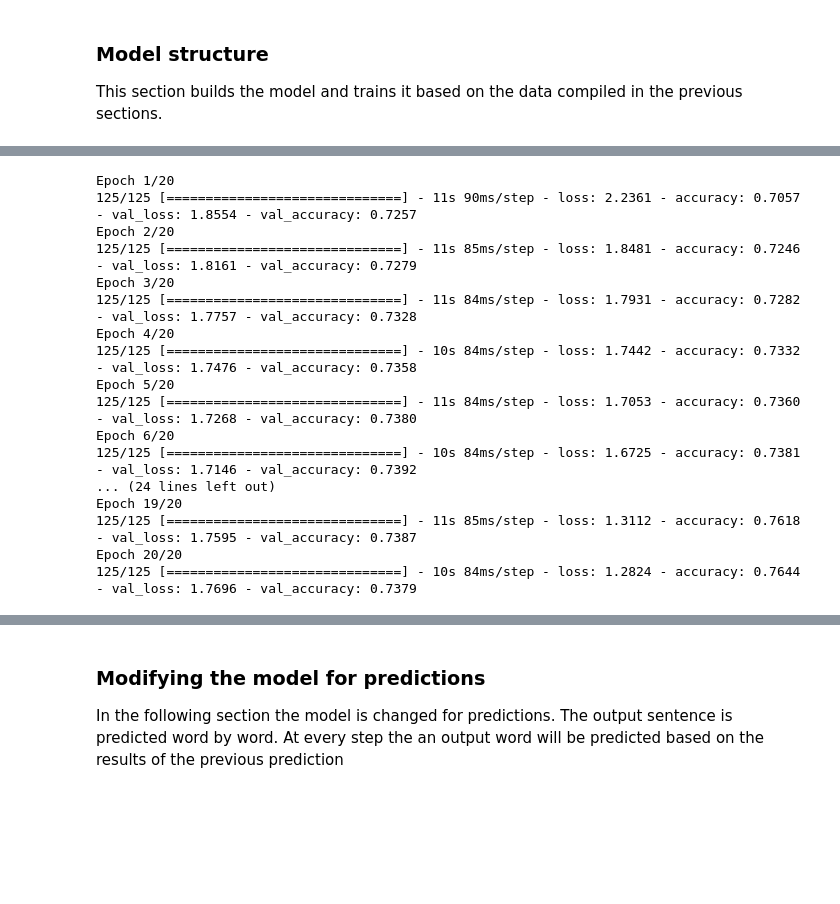
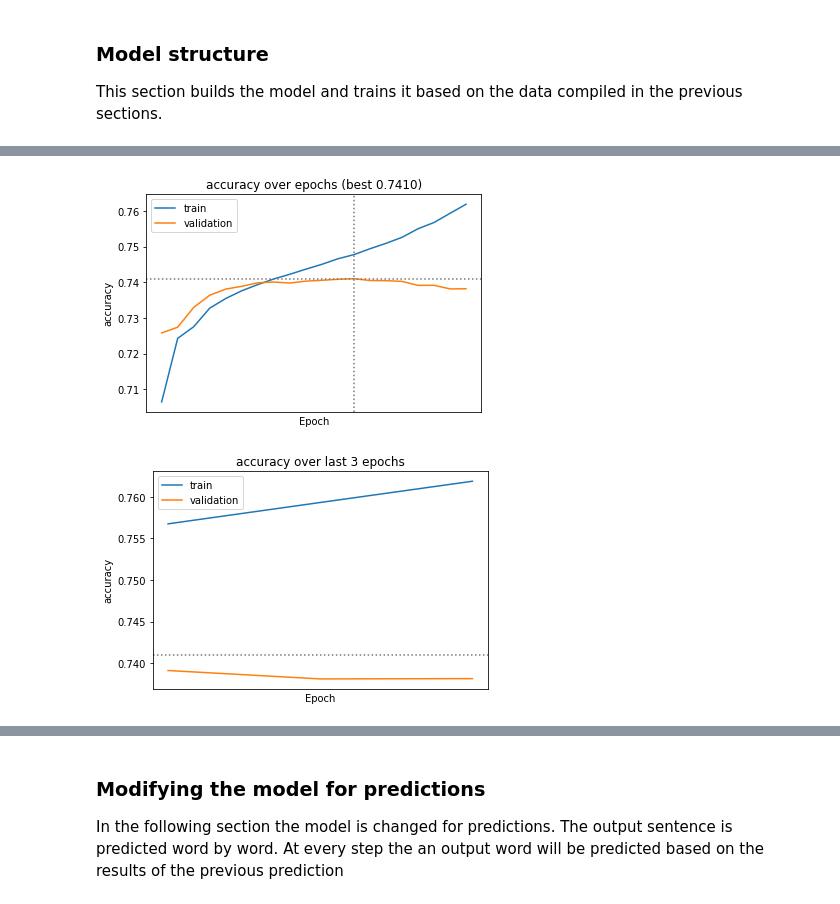
Before and after one commit to dKenez/VITMAV45_project, a Jupyter notebook: main.ipynb, the cells around one changed output, grey strips where cells are left out. Cells and saved outputs as stored; diff of their text form; code cells hidden in the pictures; blank space fills up the shorter version.

```diff
--- a/main.ipynb
+++ b/main.ipynb
@@ -691,0 +643,2 @@ print(decoder_output_sequences[0])
+# %%
+train_d, val_d = get_LSTM_data_generator(encoder_input_sequences, decoder_input_sequences, decoder_output_sequences, BATCH_SIZE, max_out_len, num_words)
@@ -729,27 +673,33 @@ Epoch 20/20
-# %%
-# The model is trained.
-r = model.fit(
-    [encoder_input_sequences, decoder_input_sequences],
-    decoder_targets_one_hot,
-    batch_size=BATCH_SIZE,
-    epochs=EPOCHS,
-    validation_split=0.2,
-)
-# %% [output]
-Epoch 1/20
-125/125 [==============================] - 11s 90ms/step - loss: 2.2361 - accuracy: 0.7057 - val_loss: 1.8554 - val_accuracy: 0.7257
-Epoch 2/20
-125/125 [==============================] - 11s 85ms/step - loss: 1.8481 - accuracy: 0.7246 - val_loss: 1.8161 - val_accuracy: 0.7279
-Epoch 3/20
-125/125 [==============================] - 11s 84ms/step - loss: 1.7931 - accuracy: 0.7282 - val_loss: 1.7757 - val_accuracy: 0.7328
-Epoch 4/20
-125/125 [==============================] - 10s 84ms/step - loss: 1.7442 - accuracy: 0.7332 - val_loss: 1.7476 - val_accuracy: 0.7358
-Epoch 5/20
-125/125 [==============================] - 11s 84ms/step - loss: 1.7053 - accuracy: 0.7360 - val_loss: 1.7268 - val_accuracy: 0.7380
-Epoch 6/20
-125/125 [==============================] - 10s 84ms/step - loss: 1.6725 - accuracy: 0.7381 - val_loss: 1.7146 - val_accuracy: 0.7392
-... (24 lines left out)
-Epoch 19/20
-125/125 [==============================] - 11s 85ms/step - loss: 1.3112 - accuracy: 0.7618 - val_loss: 1.7595 - val_accuracy: 0.7387
-Epoch 20/20
-125/125 [==============================] - 10s 84ms/step - loss: 1.2824 - accuracy: 0.7644 - val_loss: 1.7696 - val_accuracy: 0.7379
+# %%
+def pretty_plot(history, field, fn):
+  '''this is a function to plot the various metrics of the training'''
+  import matplotlib.pyplot as plt
+  def plot(data, val_data, best_index, best_value, title):
+    plt.plot(range(1, len(data)+1), data, label='train')
+    plt.plot(range(1, len(data)+1), val_data, label='validation')
+    if not best_index is None:
+      plt.axvline(x=best_index+1, linestyle=':', c="#777777")
+    if not best_value is None:
+      plt.axhline(y=best_value, linestyle=':', c="#777777")
+    plt.xlabel('Epoch')
+    plt.ylabel(field)
+    plt.xticks(range(0, len(data), 20))
+    plt.title(title)
+    plt.legend()
+    plt.show()
+
+  data = history.history[field]
+  val_data = history.history['val_' + field]
+  tail = int(0.15 * len(data))
+
+  best_index = fn(val_data)
+  best_value = val_data[best_index]
+
+  plot(data, val_data, best_index, best_value, "{} over epochs (best {:06.4f})".format(field, best_value))
+  plot(data[-tail:], val_data[-tail:], None, best_value, "{} over last {} epochs".format(field, tail))
+# %%
+# plotting the accuracy
+pretty_plot(r, 'accuracy', lambda x: np.argmax(x))
+# %% [output]
+[figure, added]
+[figure, added]
```
Also changed, not shown: parts of 107 cells of this notebook.
